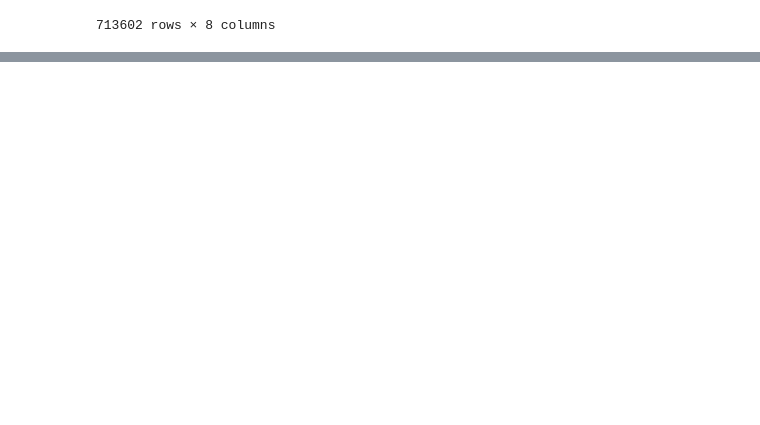
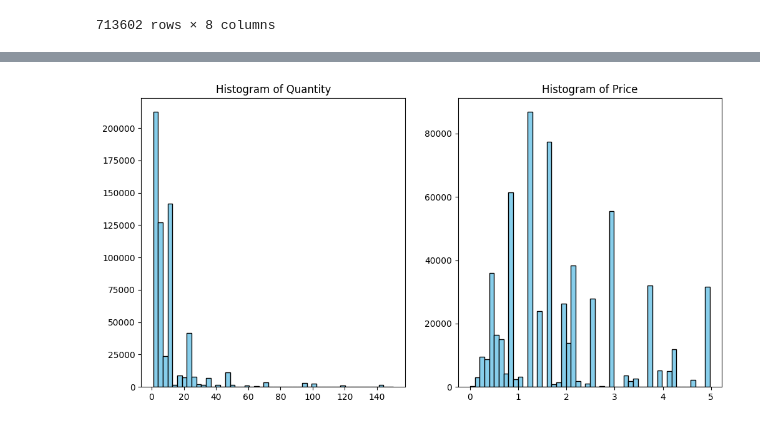
Before and after one commit to DonzerHD/Segmentation_Client, a Jupyter notebook: Notebooks/Partie_1_Segmentation_et_Visualisation/Analyse_des_données_T.ipynb, the cells around one changed output, grey strips where cells are left out. Drawn from its saved outputs; the diff is of its cells as text; code cells hidden in the pictures; blank space fills up the shorter version.

```diff
--- a/Notebooks/Partie_1_Segmentation_et_Visualisation/Analyse_des_données_T.ipynb
+++ b/Notebooks/Partie_1_Segmentation_et_Visualisation/Analyse_des_données_T.ipynb
@@ -35,0 +56,12 @@ plt.show()
+# %%
+fig, ax = plt.subplots(1, 2, figsize=(12, 6))
+
+ax[0].hist(df['Quantity'], bins=50, color='skyblue', edgecolor='black')
+ax[0].set_title('Histogram of Quantity')
+
+ax[1].hist(df['Price'], bins=50, color='skyblue', edgecolor='black')
+ax[1].set_title('Histogram of Price')
+
+plt.show()
+# %% [output]
+[figure, added]
```
Also changed, not shown: parts of 8 cells of this notebook.
